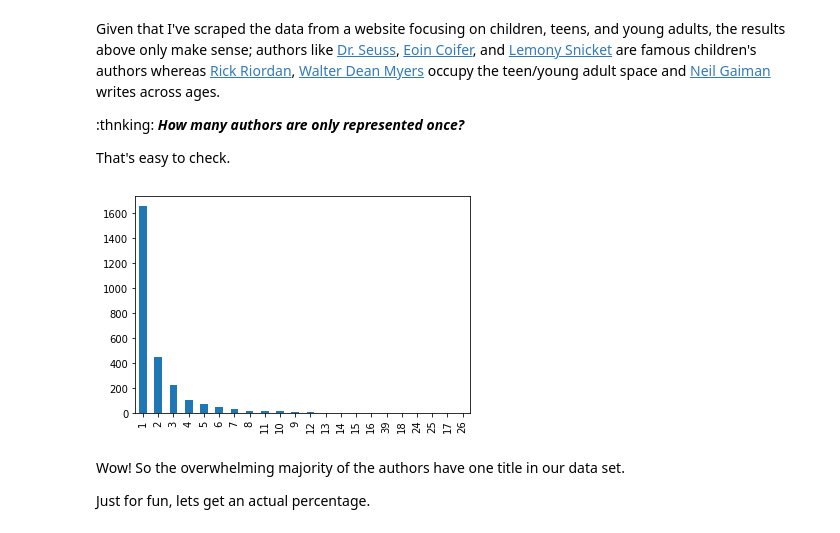
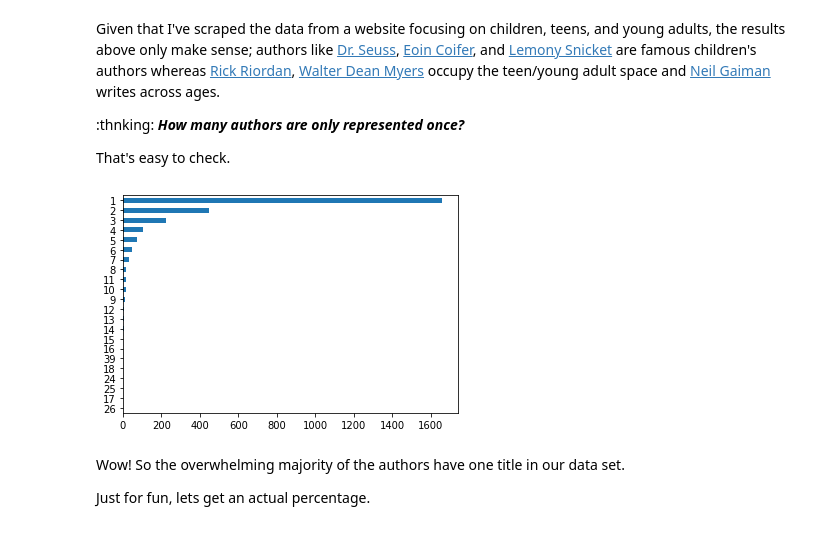
Before and after one commit to educatorsRlearners/an-a-z-of-machine-learning, a Jupyter notebook: _notebooks/2020-06-22-e-is-for-eda.ipynb, the cells around one changed output. Cells and saved outputs as stored; diff of their text form; code cells hidden in the pictures.

```diff
--- a/_notebooks/2020-06-22-e-is-for-eda.ipynb
+++ b/_notebooks/2020-06-22-e-is-for-eda.ipynb
@@ -324,9 +325,10 @@ Given that I've scraped the data from a website focusing on children, teens, and
 
 That's easy to check.
 # %%
-author_counts['title'].value_counts().plot.bar();
+ax = author_counts['title'].value_counts().plot.barh()
+ax.invert_yaxis();
 # %% [output]
-[figure, old version]
+[figure, new version]
 # %% [markdown]
 Wow! So the overwhelming majority of the authors have one title in our data set.
 
```
Also changed, not shown: parts of 2 cells of this notebook.
